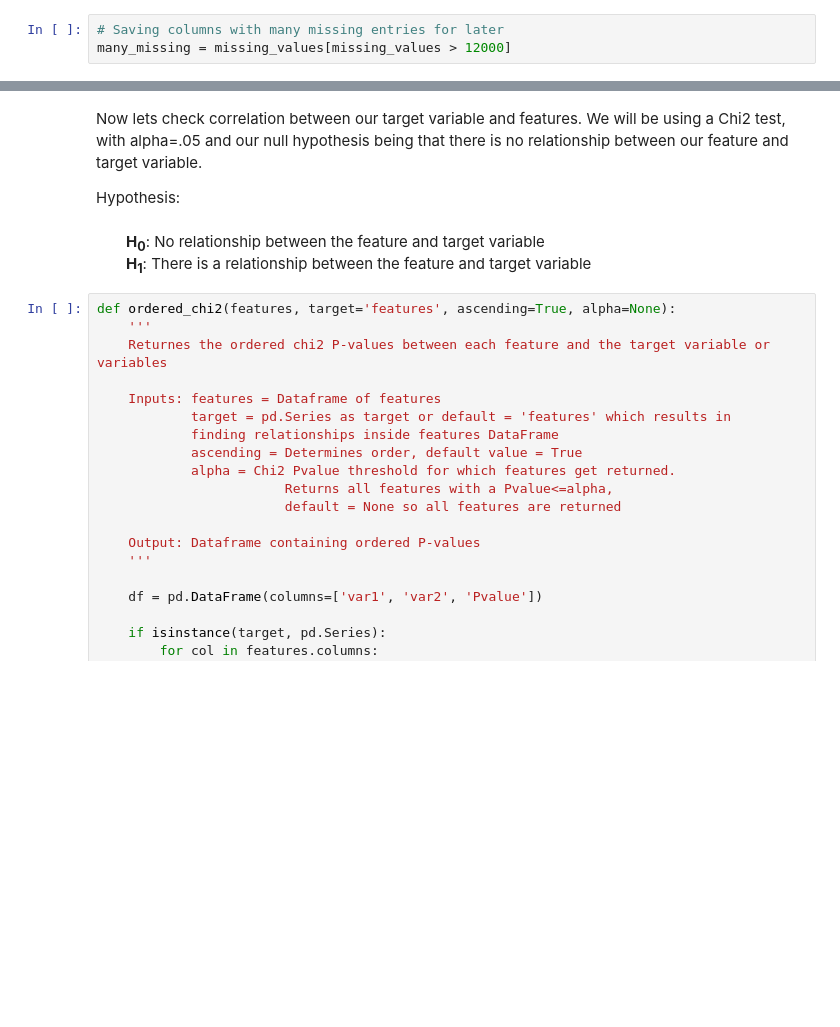
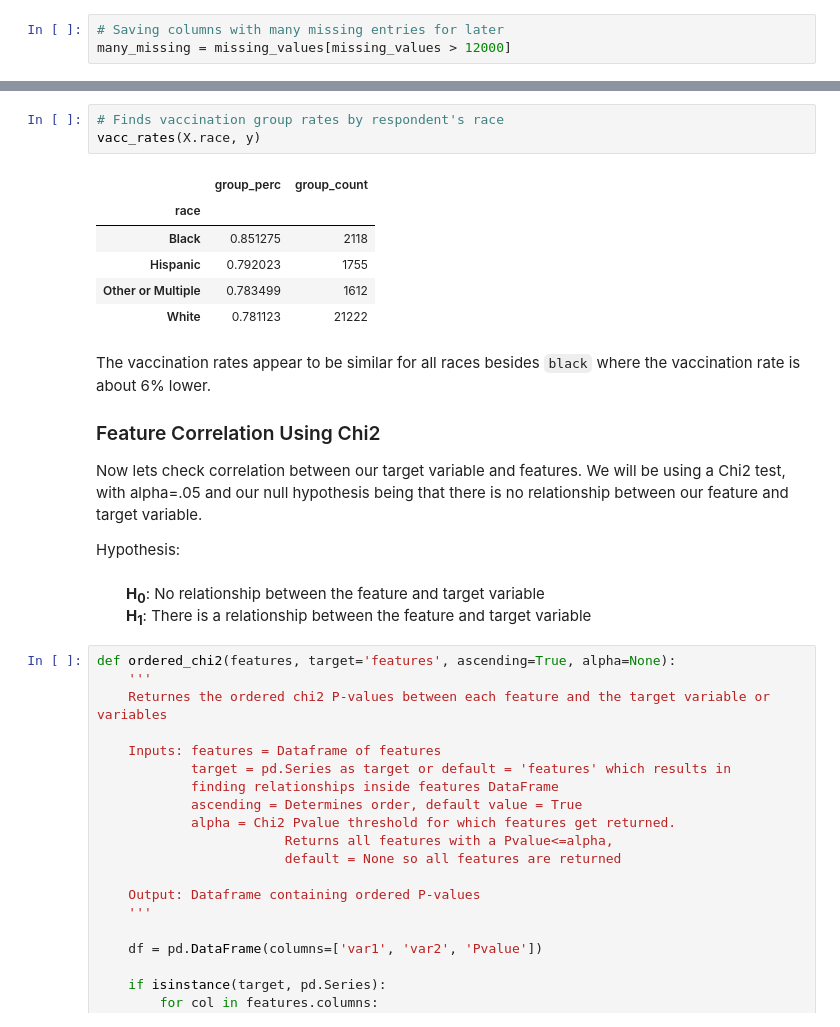
Before and after one commit to cschneck7/phase_3_project, a Jupyter notebook: H1N1 Vaccine Classification Notebook.ipynb, the cells around one changed output, grey strips where cells are left out. Drawn from its saved outputs; the diff is of its cells as text; blank space fills up the shorter version.

```diff
--- a/H1N1 Vaccine Classification Notebook.ipynb
+++ b/H1N1 Vaccine Classification Notebook.ipynb
@@ -155,4 +296,18 @@ many_missing = missing_values[missing_values > 12000]
+# %%
+# Finds vaccination group rates by respondent's race
+vacc_rates(X.race, y)
+# %% [output]
+|  | group_perc | group_count |
+| race |  |  |
+| Black | 0.851275 | 2118 |
+| Hispanic | 0.792023 | 1755 |
+| Other or Multiple | 0.783499 | 1612 |
+| White | 0.781123 | 21222 |
 # %% [markdown]
+The vaccination rates appear to be similar for all races besides `black` where the vaccination rate is about 6% lower.
+
+### Feature Correlation Using Chi2
+
 Now lets check correlation between our target variable and features. We will be using a Chi2 test, with alpha=.05 and our null hypothesis being that there is no relationship between our feature and target variable.
 
 Hypothesis:<br><br>
```
Also changed, not shown: parts of 25 cells of this notebook.
